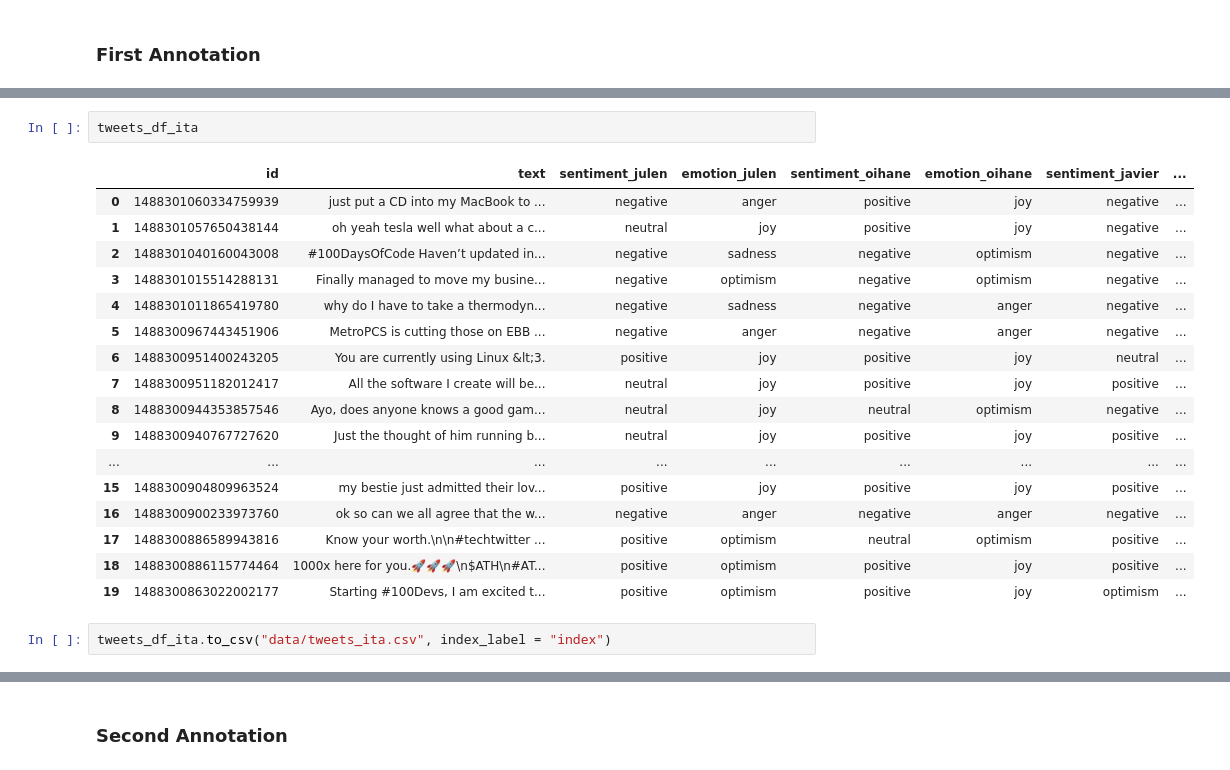
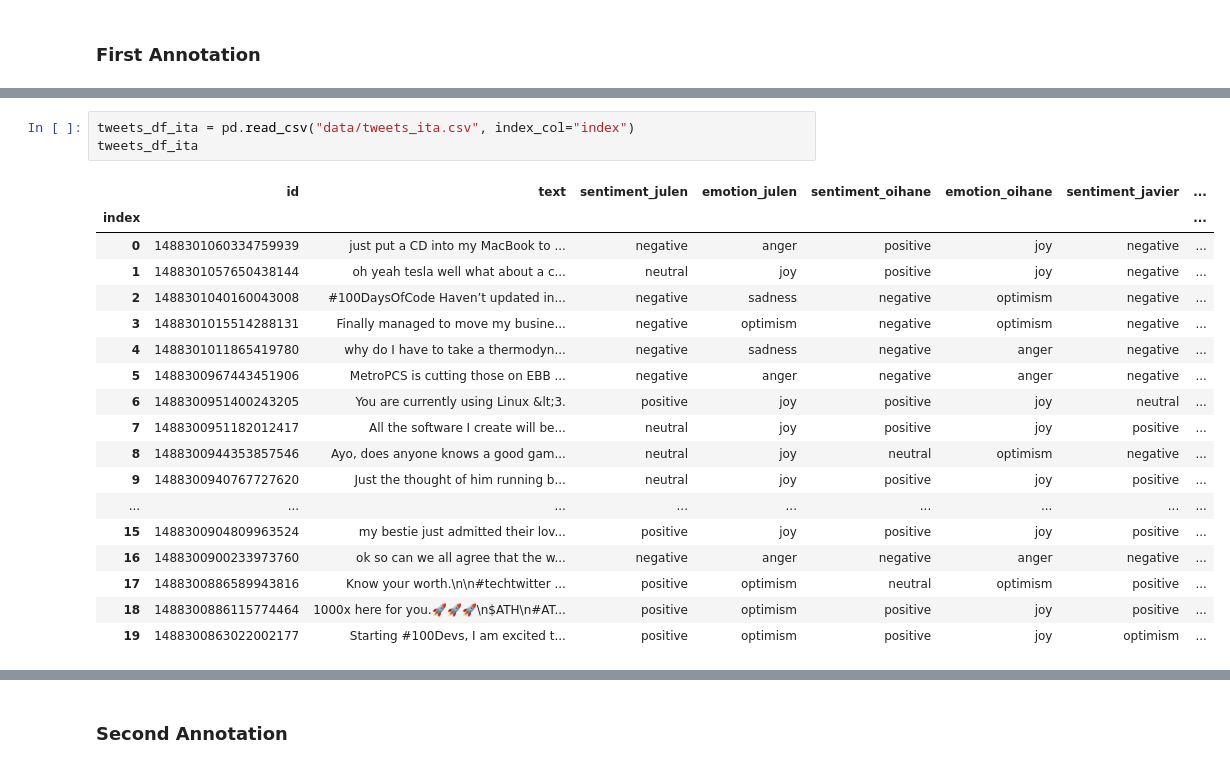
Before and after one commit to juletx/twitter-sentiment-emotion, a Jupyter notebook: twitter_sentiment.ipynb, the cells around one changed output, grey strips where cells are left out. Drawn from its saved outputs; the diff is of its cells as text.

```diff
--- a/twitter_sentiment.ipynb
+++ b/twitter_sentiment.ipynb
@@ -167,22 +124,22 @@ See the caveats in the documentation: https://pandas.pydata.org/pandas-docs/stab
-# %%
-tweets_df_ita
-# %% [output]
-|  | id | text | sentiment_julen | emotion_julen | sentiment_oihane | emotion_oihane | sentiment_javier | ... |
-| 0 | 1488301060334759939 | just put a CD into my MacBook to ... | negative | anger | positive | joy | negative | ... |
-| 1 | 1488301057650438144 | oh yeah tesla well what about a c... | neutral | joy | positive | joy | negative | ... |
-| 2 | 1488301040160043008 | #100DaysOfCode Haven’t updated in... | negative | sadness | negative | optimism | negative | ... |
-| 3 | 1488301015514288131 | Finally managed to move my busine... | negative | optimism | negative | optimism | negative | ... |
-| 4 | 1488301011865419780 | why do I have to take a thermodyn... | negative | sadness | negative | anger | negative | ... |
-| 5 | 1488300967443451906 | MetroPCS is cutting those on EBB ... | negative | anger | negative | anger | negative | ... |
-| 6 | 1488300951400243205 | You are currently using Linux &lt;3. | positive | joy | positive | joy | neutral | ... |
-| 7 | 1488300951182012417 | All the software I create will be... | neutral | joy | positive | joy | positive | ... |
-| 8 | 1488300944353857546 | Ayo, does anyone knows a good gam... | neutral | joy | neutral | optimism | negative | ... |
-| 9 | 1488300940767727620 | Just the thought of him running b... | neutral | joy | positive | joy | positive | ... |
-| ... | ... | ... | ... | ... | ... | ... | ... | ... |
-| 15 | 1488300904809963524 | my bestie just admitted their lov... | positive | joy | positive | joy | positive | ... |
-| 16 | 1488300900233973760 | ok so can we all agree that the w... | negative | anger | negative | anger | negative | ... |
-| 17 | 1488300886589943816 | Know your worth.\n\n#techtwitter ... | positive | optimism | neutral | optimism | positive | ... |
-| 18 | 1488300886115774464 | 1000x here for you.🚀🚀🚀\n$ATH\n#AT... | positive | optimism | positive | joy | positive | ... |
-| 19 | 1488300863022002177 | Starting #100Devs, I am excited t... | positive | optimism | positive | joy | optimism | ... |
 # %%
-tweets_df_ita.to_csv("data/tweets_ita.csv", index_label = "index")
+tweets_df_ita = pd.read_csv("data/tweets_ita.csv", index_col="index")
+tweets_df_ita
+# %% [output]
+|  | id | text | sentiment_julen | emotion_julen | sentiment_oihane | emotion_oihane | sentiment_javier | ... |
+| index |  |  |  |  |  |  |  | ... |
+| 0 | 1488301060334759939 | just put a CD into my MacBook to ... | negative | anger | positive | joy | negative | ... |
+| 1 | 1488301057650438144 | oh yeah tesla well what about a c... | neutral | joy | positive | joy | negative | ... |
+| 2 | 1488301040160043008 | #100DaysOfCode Haven’t updated in... | negative | sadness | negative | optimism | negative | ... |
+| 3 | 1488301015514288131 | Finally managed to move my busine... | negative | optimism | negative | optimism | negative | ... |
+| 4 | 1488301011865419780 | why do I have to take a thermodyn... | negative | sadness | negative | anger | negative | ... |
+| 5 | 1488300967443451906 | MetroPCS is cutting those on EBB ... | negative | anger | negative | anger | negative | ... |
+| 6 | 1488300951400243205 | You are currently using Linux &lt;3. | positive | joy | positive | joy | neutral | ... |
+| 7 | 1488300951182012417 | All the software I create will be... | neutral | joy | positive | joy | positive | ... |
+| 8 | 1488300944353857546 | Ayo, does anyone knows a good gam... | neutral | joy | neutral | optimism | negative | ... |
+| 9 | 1488300940767727620 | Just the thought of him running b... | neutral | joy | positive | joy | positive | ... |
+| ... | ... | ... | ... | ... | ... | ... | ... | ... |
+| 15 | 1488300904809963524 | my bestie just admitted their lov... | positive | joy | positive | joy | positive | ... |
+| 16 | 1488300900233973760 | ok so can we all agree that the w... | negative | anger | negative | anger | negative | ... |
+| 17 | 1488300886589943816 | Know your worth.\n\n#techtwitter ... | positive | optimism | neutral | optimism | positive | ... |
+| 18 | 1488300886115774464 | 1000x here for you.🚀🚀🚀\n$ATH\n#AT... | positive | optimism | positive | joy | positive | ... |
+| 19 | 1488300863022002177 | Starting #100Devs, I am excited t... | positive | optimism | positive | joy | optimism | ... |
```
Also changed, not shown: parts of 20 cells of this notebook, 15 other files.
